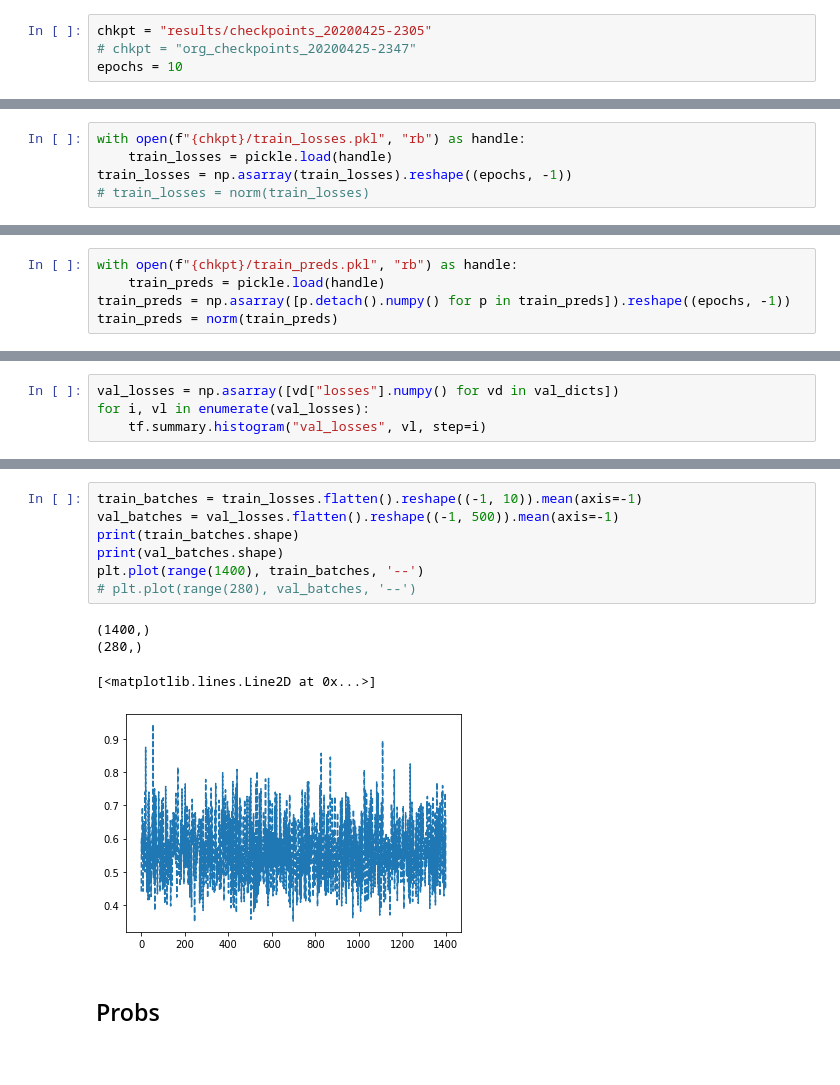
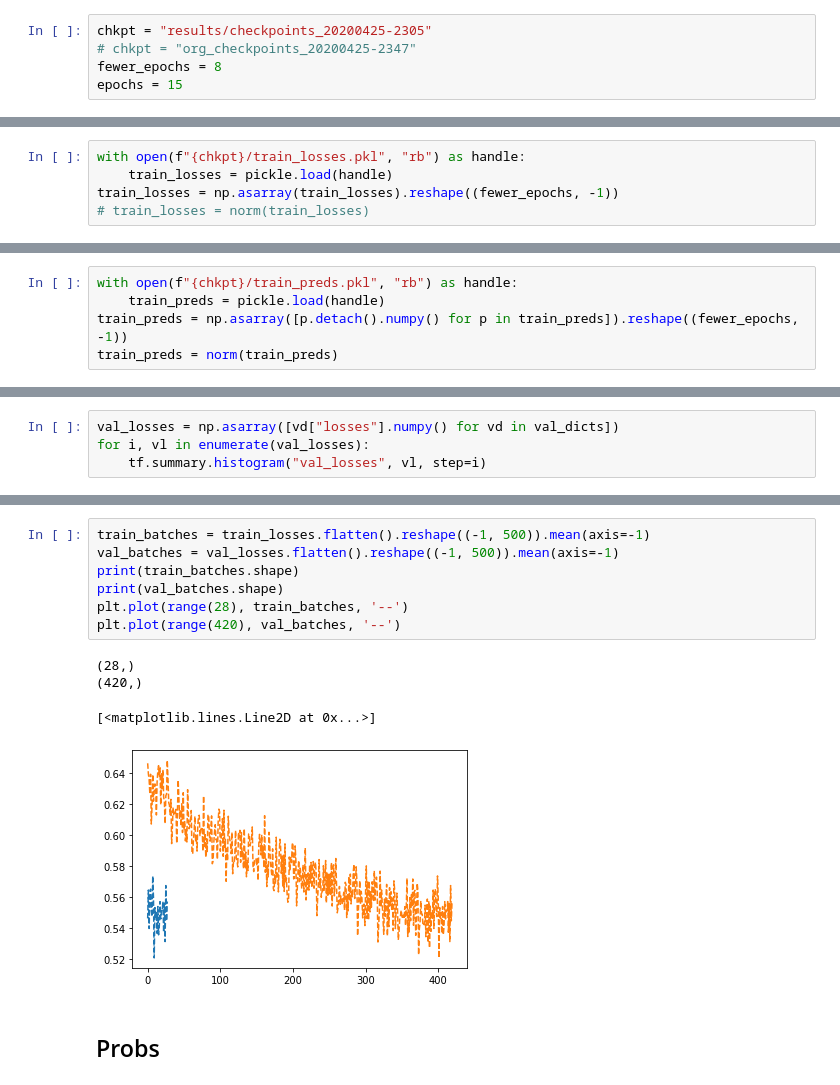
Before and after one commit to INDElab/conversationkg, a Jupyter notebook: embeddings_for_the_people/classifier_BERT/inspect_trainings.ipynb, the cells around one changed output, grey strips where cells are left out. Saved outputs shown, nothing was run; the diff lists cells and outputs as text.

Commit message:
experimental training

```diff
--- a/embeddings_for_the_people/classifier_BERT/inspect_trainings.ipynb
+++ b/embeddings_for_the_people/classifier_BERT/inspect_trainings.ipynb
@@ -5,7 +5,8 @@ import matplotlib.pyplot as plt
 # %%
 chkpt = "results/checkpoints_20200425-2305"
 # chkpt = "org_checkpoints_20200425-2347"
-epochs = 10
+fewer_epochs = 8
+epochs = 15
 # %%
 import tensorflow as tf
 file_writer = tf.summary.create_file_writer(chkpt + "/val_losses")
@@ -21,7 +22,7 @@ norm = lambda x: (x - mn) / (mx - mn)
 # %%
 with open(f"{chkpt}/train_losses.pkl", "rb") as handle:
     train_losses = pickle.load(handle)
-train_losses = np.asarray(train_losses).reshape((epochs, -1))
+train_losses = np.asarray(train_losses).reshape((fewer_epochs, -1))
 # train_losses = norm(train_losses)
 # %%
 for i, tl in enumerate(train_losses):
@@ -31,7 +32,7 @@ for i, tl in enumerate(train_losses):
 # %%
 with open(f"{chkpt}/train_preds.pkl", "rb") as handle:
     train_preds = pickle.load(handle)
-train_preds = np.asarray([p.detach().numpy() for p in train_preds]).reshape((epochs, -1))
+train_preds = np.asarray([p.detach().numpy() for p in train_preds]).reshape((fewer_epochs, -1))
 train_preds = norm(train_preds)
 # %%
 for i, tp in enumerate(train_preds):
@@ -67,15 +69,15 @@ plt.plot(range(epochs), val_losses.mean(axis=-1), '--', c="red")
 # %%
-train_batches = train_losses.flatten().reshape((-1, 10)).mean(axis=-1)
+train_batches = train_losses.flatten().reshape((-1, 500)).mean(axis=-1)
 val_batches = val_losses.flatten().reshape((-1, 500)).mean(axis=-1)
 print(train_batches.shape)
 print(val_batches.shape)
-plt.plot(range(1400), train_batches, '--')
-# plt.plot(range(280), val_batches, '--')
+plt.plot(range(28), train_batches, '--')
+plt.plot(range(420), val_batches, '--')
 # %% [output]
-(1400,)
-(280,)
+(28,)
+(420,)
 [<matplotlib.lines.Line2D at 0x...>]
-[figure, old version]
+[figure, new version]
 # %% [markdown]
 ## Probs
 # %%
```
Also changed, not shown: parts of 4 cells of this notebook, 1 other file.
